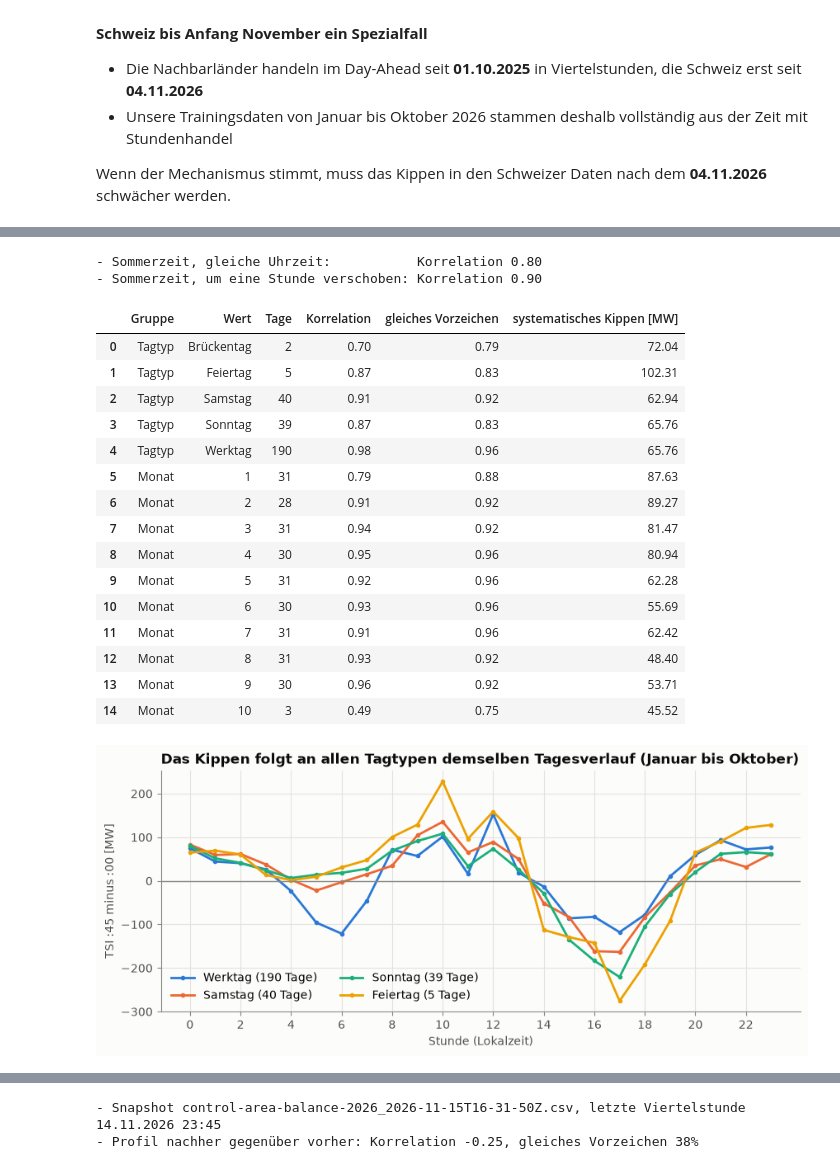
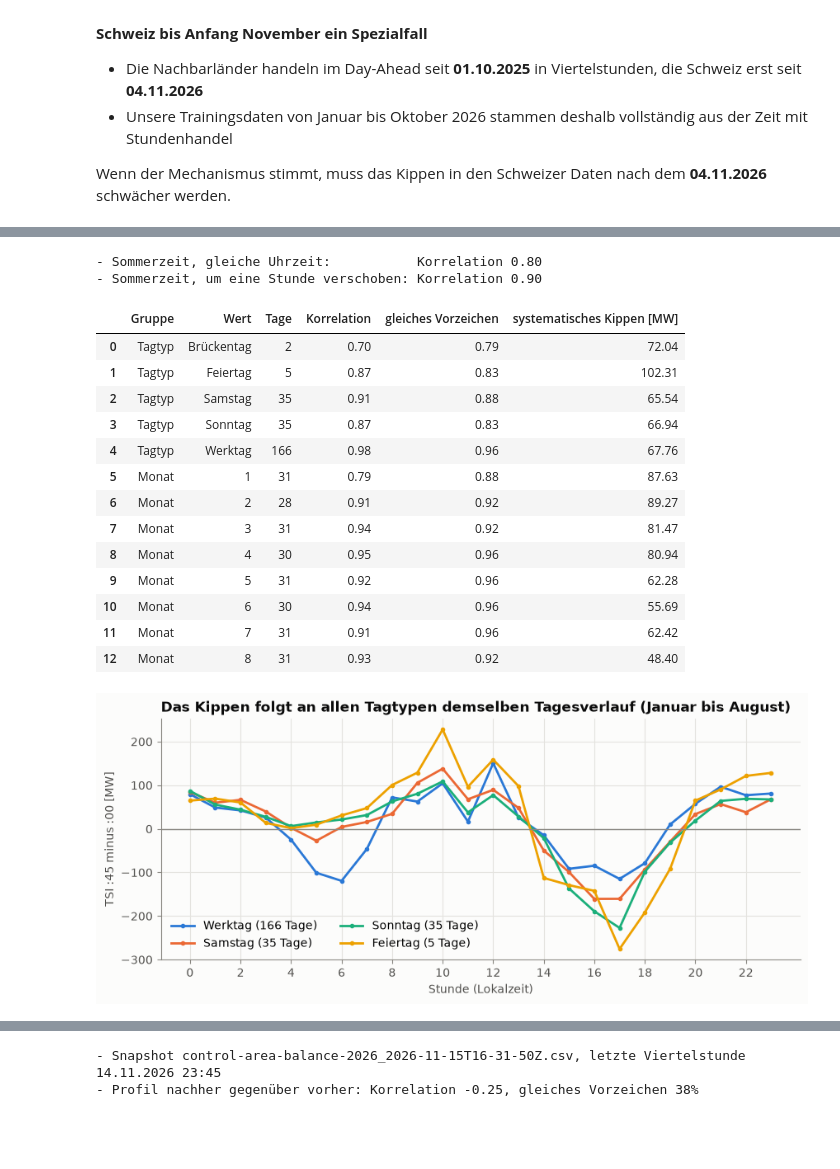
Before and after one commit to ibidreli/energy_price_prediction, a Jupyter notebook: notebooks/01_exploratory_data_analysis.ipynb, the cells around one changed output, grey strips where cells are left out. Drawn from its saved outputs; the diff is of its cells as text; code cells hidden in the pictures; blank space fills up the shorter version.

```diff
--- a/notebooks/01_exploratory_data_analysis.ipynb
+++ b/notebooks/01_exploratory_data_analysis.ipynb
@@ -139,9 +139,14 @@ sites = pd.read_csv("data/meta/weather_sites.csv")
 holidays = pd.read_csv("data/meta/holidays_ch.csv", parse_dates=["date"])
 pv_capacity = pd.read_csv("data/meta/pv_capacity_by_canton.csv")
 
+TEST_START = pd.Timestamp("2026-09-01")  # test period Sep/Oct stays out of the EDA (#36, #50)
+prices_all = prices_all[prices_all["timestamp_local"] < TEST_START.tz_localize(TZ)]
+cab = cab[cab["timestamp_local"] < TEST_START.tz_localize(TZ)]
+weather = weather[weather["delivery_day"] < TEST_START].reset_index(drop=True)
+
 prices = prices_all[prices_all["regime"] == "single_price"].reset_index(drop=True)  # owner decision: 2026 only
-for name, frame in [("prices 2026", prices), ("control area balance", cab), ("weather", weather)]:
-    time = frame["timestamp_local"] if "timestamp_local" in frame else frame["valid_time_local"]
-    print(f"{name:22s} {frame.shape}  {time.min()} .. {time.max()}")
+for name, frame, column in [("prices 2026", prices, "timestamp_local"), ("control area balance", cab, "timestamp_local"),
+                            ("weather", weather, "delivery_day")]:
+    print(f"{name:22s} {frame.shape}  {frame[column].min()} .. {frame[column].max()}")
 # %% [output]
 prices 2026            (23324, 6)  2026-01-01 00:00:00+01:00 .. 2026-08-31 23:45:00+02:00
@@ -2470,35 +2460,33 @@ stability.round(2)
 |  | Gruppe | Wert | Tage | Korrelation | gleiches Vorzeichen | systematisches Kippen [MW] |
 | 0 | Tagtyp | Brückentag | 2 | 0.70 | 0.79 | 72.04 |
 | 1 | Tagtyp | Feiertag | 5 | 0.87 | 0.83 | 102.31 |
-| 2 | Tagtyp | Samstag | 40 | 0.91 | 0.92 | 62.94 |
-| 3 | Tagtyp | Sonntag | 39 | 0.87 | 0.83 | 65.76 |
-| 4 | Tagtyp | Werktag | 190 | 0.98 | 0.96 | 65.76 |
+| 2 | Tagtyp | Samstag | 35 | 0.91 | 0.88 | 65.54 |
+| 3 | Tagtyp | Sonntag | 35 | 0.87 | 0.83 | 66.94 |
+| 4 | Tagtyp | Werktag | 166 | 0.98 | 0.96 | 67.76 |
 | 5 | Monat | 1 | 31 | 0.79 | 0.88 | 87.63 |
 | 6 | Monat | 2 | 28 | 0.91 | 0.92 | 89.27 |
 | 7 | Monat | 3 | 31 | 0.94 | 0.92 | 81.47 |
 | 8 | Monat | 4 | 30 | 0.95 | 0.96 | 80.94 |
 | 9 | Monat | 5 | 31 | 0.92 | 0.96 | 62.28 |
-| 10 | Monat | 6 | 30 | 0.93 | 0.96 | 55.69 |
+| 10 | Monat | 6 | 30 | 0.94 | 0.96 | 55.69 |
 | 11 | Monat | 7 | 31 | 0.91 | 0.96 | 62.42 |
 | 12 | Monat | 8 | 31 | 0.93 | 0.92 | 48.40 |
-| 13 | Monat | 9 | 30 | 0.96 | 0.92 | 53.71 |
-| 14 | Monat | 10 | 3 | 0.49 | 0.75 | 45.52 |
 # %%
 #---------------------------------------
 # Mittleres Kippen je Stunde nach Tagtyp
 #---------------------------------------
 fig, ax = plt.subplots(figsize=(10, 3.8))
 for colour, kind in zip(CATEGORICAL, ["Werktag", "Samstag", "Sonntag", "Feiertag"]):
     profile = flips[flips["day_type"] == kind].groupby("hour")["trend"].mean()
     ax.plot(profile.index, profile, marker="o", markersize=3, color=colour, label=f"{kind} ({flips.loc[flips['day_type'] == kind, 'date'].nunique()} Tage)")
 ax.axhline(0, color=MUTED, linewidth=1)
 ax.set(xlabel="Stunde (Lokalzeit)", ylabel="TSI :45 minus :00 [MW]", xticks=range(0, 24, 2),
-       title="Das Kippen folgt an allen Tagtypen demselben Tagesverlauf (Januar bis Oktober)")
+       title="Das Kippen folgt an allen Tagtypen demselben Tagesverlauf (Januar bis August)")
 ax.legend(loc="lower left", ncols=2)
 save(fig, "sl_flip_by_day_type.png")
 plt.show()
 # %% [output]
-[figure, old version]
+[figure, new version]
 # %% [markdown]
 #### **Erkenntnisse**
 
```
Also changed, not shown: parts of 30 cells of this notebook, 5 other files.
